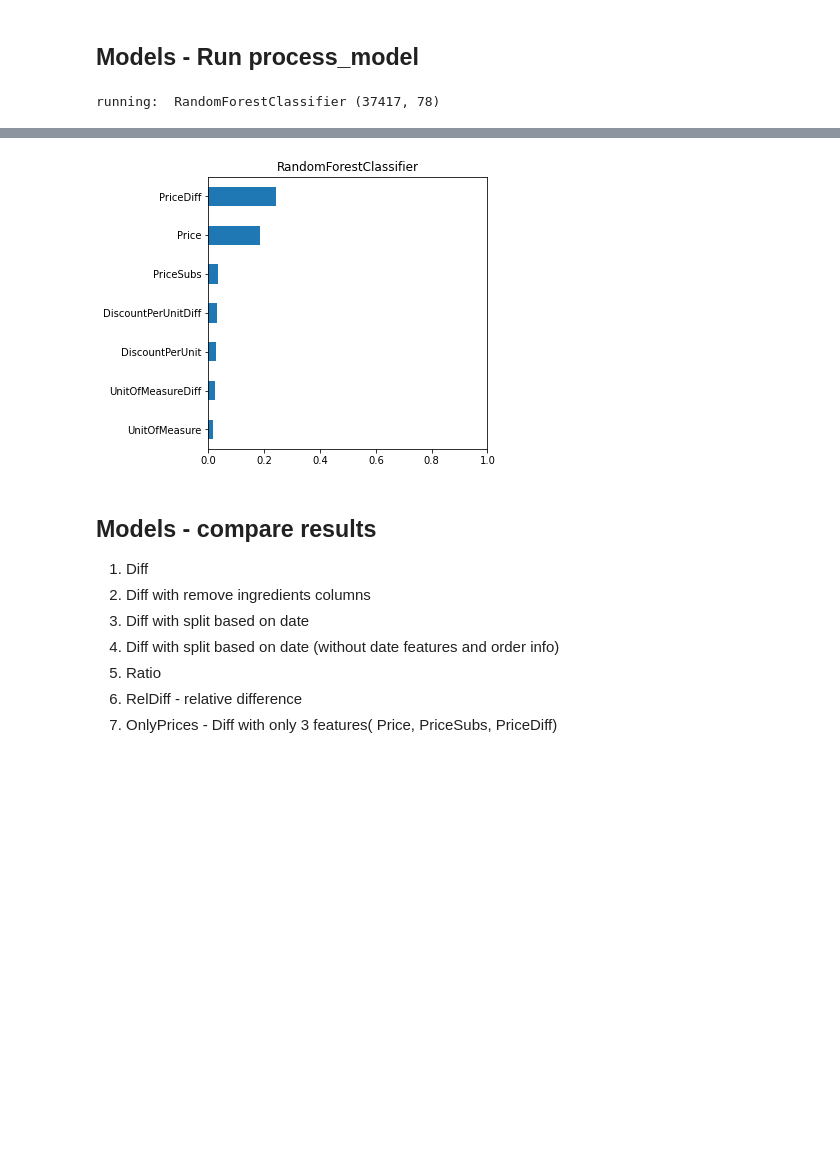
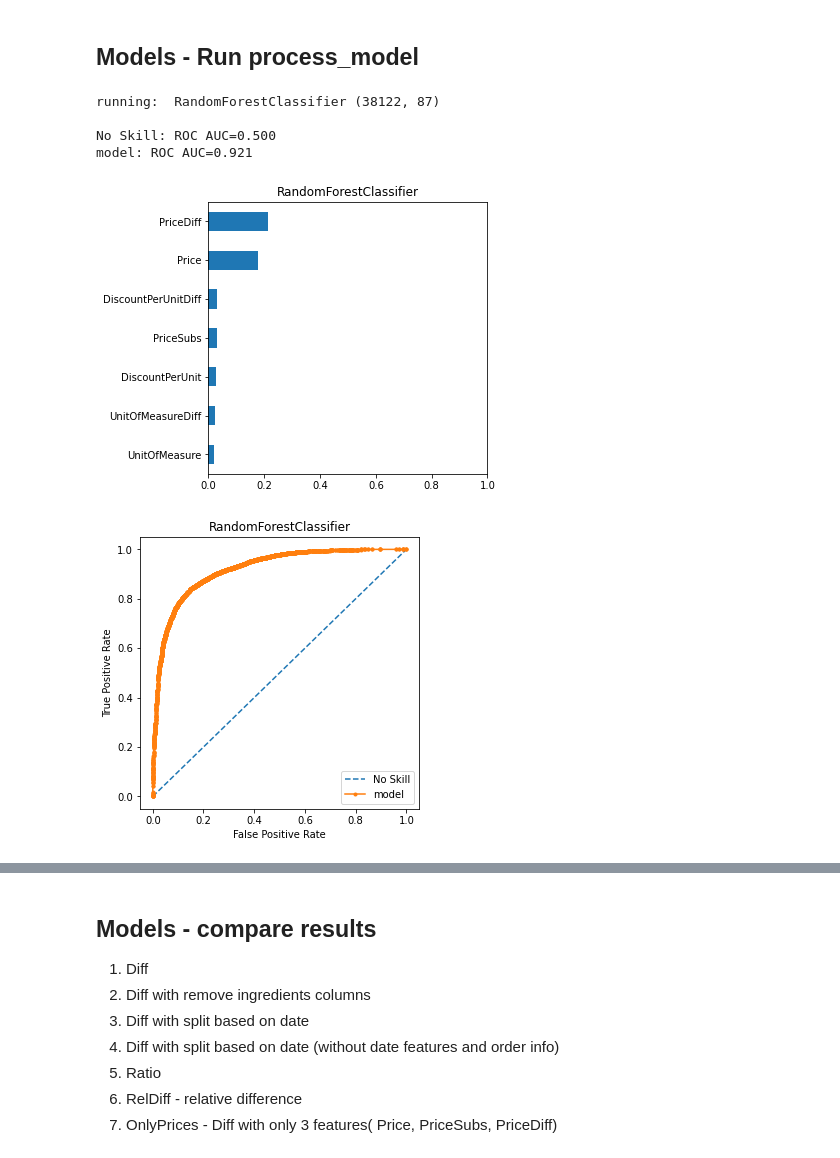
Before and after one commit to DanielKorenDataScience/ClassificationProject, a Jupyter notebook: Classification_Project_Shufersal.ipynb, the cells around one changed output, grey strips where cells are left out. Saved outputs shown, nothing was run; the diff lists cells and outputs as text; code cells hidden in the pictures; blank space fills up the shorter version.

```diff
--- a/Classification_Project_Shufersal.ipynb
+++ b/Classification_Project_Shufersal.ipynb
@@ -538,6 +533,35 @@ def report(clf, X, y, note, test, data_type='Test'):
     df_result = df_result.append(df, ignore_index=True)
     df_result.set_index(['name', 'index'], inplace=True)
   return df_result
+# %%
+#ROC and AUC
+from sklearn.metrics import roc_curve
+from sklearn.metrics import roc_auc_score
+
+def get_roc_and_auc(model,X_test,y_test):
+    ns_probs = [0 for _ in range(len(y_test))]
+#    lr_probs = clf_voting.predict_proba(X_test)[:,1]
+    lr_probs = model.predict_proba(X_test)[:,1]
+    ns_auc = roc_auc_score(y_test, ns_probs)
+    lr_auc = roc_auc_score(y_test, lr_probs)
+    # summarize scores
+    print('\nNo Skill: ROC AUC=%.3f' % (ns_auc))
+    print('model: ROC AUC=%.3f' % (lr_auc))
+    # calculate roc curves
+    ns_fpr, ns_tpr, _ = roc_curve(y_test, ns_probs)
+    lr_fpr, lr_tpr, _ = roc_curve(y_test, lr_probs)
+    # plot the roc curve for the model
+    fig = plt.figure(figsize=(5,5))
+    plt.plot(ns_fpr, ns_tpr, linestyle='--', label='No Skill')
+    plt.plot(lr_fpr, lr_tpr, marker='.', label='model')
+    # axis labels
+    plt.xlabel('False Positive Rate')
+    plt.ylabel('True Positive Rate')
+    plt.title(type(model).__name__ )
+    # show the legend
+    plt.legend()
+    # show the plot
+    plt.show()
 # %%
 def showFeatureImportance(model, X, threshold):
   if type(model).__name__ == 'LogisticRegression':  # no features importance data
@@ -560,6 +584,7 @@ def process_model(model, X, y, X_test, y_test, plot=False, threshold=0, note='',
   report(model, X_test, y_test, note, test)
   if plot:
     showFeatureImportance(model, X, threshold)
+    get_roc_and_auc(model,X_test,y_test)
   return df_result
 # %%
 from sklearn.linear_model import LogisticRegression, BayesianRidge, Lasso, Ridge
@@ -577,36 +602,40 @@ df_result = pd.DataFrame()
 if not ONLY_RF:
   process_model(LogisticRegression(max_iter=1000), X_train, y_train, X_test, y_test, note='max_iter=1000', threshold=0.0000005)  # did not fit, return accuracy=0, so we increased max_iter from default 100
   process_model(LogisticRegression(C=100, max_iter=1000, fit_intercept=False, warm_start=True), X_train, y_train, X_test, y_test, note='max_iter=1000, C=100, fit_intercept=False, warm_start=True', threshold=0.0000005, plot=False)
 
   clf_GB = GradientBoostingClassifier(n_estimators=100)
   process_model(clf_GB, X_train, y_train, X_test, y_test, plot=False, threshold=0.015, note='n_estimators=100')
   clf_GB = GradientBoostingClassifier(ccp_alpha=0.0001, n_estimators=200, random_state=1234)
   process_model(clf_GB, X_train, y_train, X_test, y_test, plot=False, threshold=0.015, note='ccp_alpha=0.0001, n_estimators=200, random_state=1234')
 
   #process_model(AdaBoostClassifier(n_estimators=100))  # base estimator is DecisionTreeClassifier initialized with max_depth=1
   clf_AB = AdaBoostClassifier(base_estimator=DecisionTreeClassifier(max_depth=5), n_estimators=100, learning_rate=0.01)
   process_model(clf_AB, X_train, y_train, X_test, y_test)
 
   process_model(KNeighborsClassifier(n_neighbors=39), X_train, y_train, X_test, y_test)
 
   if not REL: #ERROR: Classification metrics can't handle a mix of binary and continuous targets
     process_model(VotingClassifier(estimators=[('RF', clf_RF), ('GB', clf_GB), ('AB', clf_AB)], voting='soft'), X_train, y_train, X_test, y_test, note="('RF', clf_RF), ('GB', clf_GB), ('AB', clf_AB')")
 
   if False: ## too long > 4 minutes
     process_model(LinearSVC(penalty='l2', loss='squared_hinge', dual=True, tol=0.0001, C=0.1, max_iter=20000)) # max_iter increaed from default 1000 to 3000, 6000, 20000 because did not coverged warning
     from sklearn import svm
     process_model(svm.SVC())
 
-#process_model(RandomForestClassifier(n_estimators=64), plot=True, threshold=0.015)
-#clf_RF = RandomForestClassifier(n_estimators=500, min_samples_split=6, criterion='entropy')
 clf_RF = RandomForestClassifier(n_estimators=200, criterion='entropy', max_depth=None, min_samples_split=20, ccp_alpha=0.0003, random_state=73)
-process_model(clf_RF, X_train, y_train, X_test, y_test, plot=True, threshold=0.015, note="n_estimators=200, criterion='entropy', max_depth=None, min_samples_split=20, ccp_alpha=0.0003, random_state=73")
+process_model(clf_RF, X_train, y_train, X_test, y_test, plot=True, threshold=0.015, note="n_estimators=200, criterion='entropy', max_depth=None, min_samples_split=20, ccp_alpha=0.0003, random_state=1234")
 
 d(df_result)
 
 fname = prefix + f'_result_{id}.csv'
 df_result.to_csv(fname, index = True)
+p(id)
 # %% [output]
-running:  RandomForestClassifier (37417, 78)
+running:  RandomForestClassifier (38122, 87)
+
+No Skill: ROC AUC=0.500
+model: ROC AUC=0.921
+[figure, new version]
+[figure, added]
 |  |  | 0 | 1 | precision | recall | f1-score | accuracy | support | precision_avg | recall_avg | ... |
 | name | index |  |  |  |  |  |  |  |  |  | ... |
@@ -617,4 +646,3 @@ running:  RandomForestClassifier (37417, 78)
-[figure, old version]
 # %% [markdown]
 ## Models - compare results
 
```
Also changed, not shown: parts of 15 cells of this notebook.
